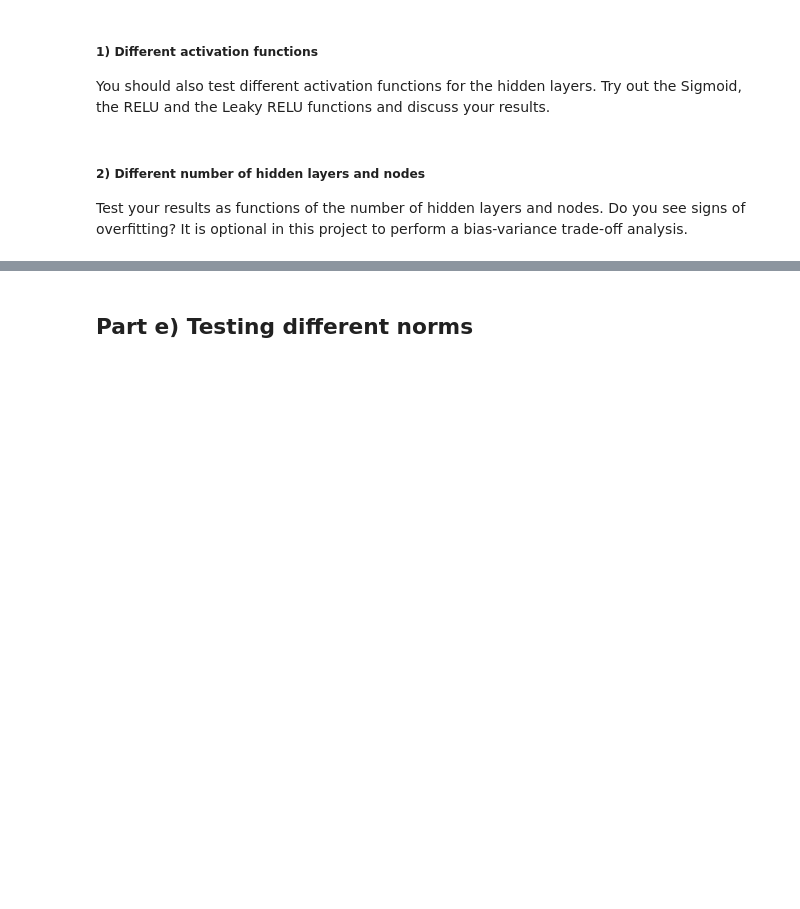
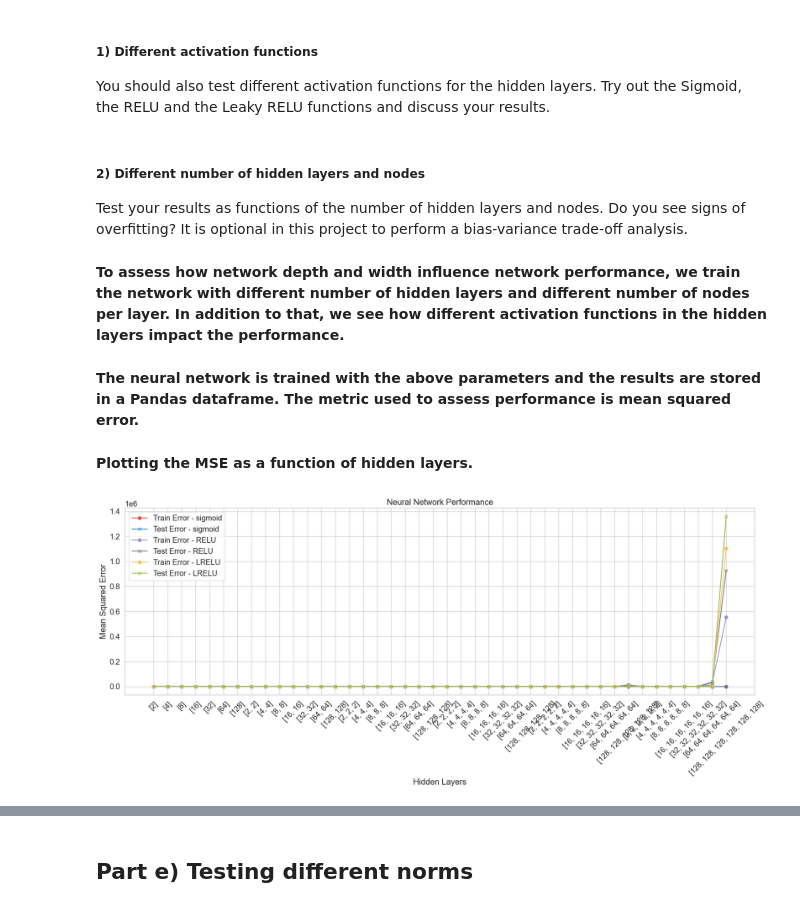
Before and after one commit to kjes4pres/Project_2_FYSSTK, a Jupyter notebook: Code/main/main_all.ipynb, the cells around one changed output, grey strips where cells are left out. Cells and saved outputs as stored; diff of their text form; code cells hidden in the pictures; blank space fills up the shorter version.

```diff
--- a/Code/main/main_all.ipynb
+++ b/Code/main/main_all.ipynb
@@ -47,3 +48,24 @@ from functions import *
+# %%
+# For plotting
+
+import matplotlib.style as mplstyle
+
+mplstyle.use(["ggplot", "fast"])
+
+plt.rcParams.update({
+    'font.size': 16,
+    'axes.titlesize': 18,
+    'axes.labelsize': 16,
+    'xtick.labelsize': 14,
+    'ytick.labelsize': 14,
+    'legend.fontsize': 14,
+    'figure.titlesize': 20,
+})
+
+#plt.rcParams['figure.figsize'] = (8, 6)
+
+sns.set_context("notebook", font_scale=1.3)
+sns.set_style("whitegrid")
 # %%
 # Scikit-Learn :
 from sklearn.preprocessing import PolynomialFeatures
@@ -553,3 +534,15 @@ You should also test different activation functions for the hidden layers. Try o
 # %% [markdown]
 ##### 2) Different number of hidden layers and nodes
 Test your results as functions of the number of hidden layers and nodes. Do you see signs of overfitting? It is optional in this project to perform a bias-variance trade-off analysis.
+# %% [markdown]
+**To assess how network depth and width influence network performance, we train the network with different number of hidden layers and different number of nodes per layer. In addition to that, we see how different activation functions in the hidden layers impact the performance.**
+# %%
+layer_options = [1, 2, 3, 4, 5, 6, 7, 8]  # different options for number of hidden layers
+node_options = [2, 4, 8, 16, 32, 64, 128, 256]  # different options for number of nodes in each hidden layer
+hidden_layers_options = [[n]*l for l in layer_options for n in node_options]
+activation_options = [sigmoid, RELU, LRELU]  # different activation functions for hidden layers
+
+batch_size = 20
+number_of_epochs = 300
+# %% [markdown]
+**The neural network is trained with the above parameters and the results are stored in a Pandas dataframe. The metric used to assess performance is mean squared error.**
@@ -555,0 +588,19 @@ Test your results as functions of the number of hidden layers and nodes. Do you
+# %% [markdown]
+**Plotting the MSE as a function of hidden layers.**
+# %%
+fig, ax = plt.subplots(figsize=(18,8))
+
+for activate in df['activation'].unique():
+    subset = df[df['activation'] == activate]
+    ax.plot(subset['layers'].astype(str), subset['train_error'], marker='o', label=f'Train Error - {activate}')
+    ax.plot(subset['layers'].astype(str), subset['test_error'], marker='x', label=f'Test Error - {activate}')
+
+ax.set_xlabel("Hidden Layers")
+ax.set_ylabel("Mean Squared Error")
+ax.set_title("Neural Network Performance")
+ax.legend()
+plt.xticks(rotation=45)
+plt.grid(True)
+fig.tight_layout()
+# %% [output]
+[figure, added]
```
Also changed, not shown: parts of 34 cells of this notebook.
